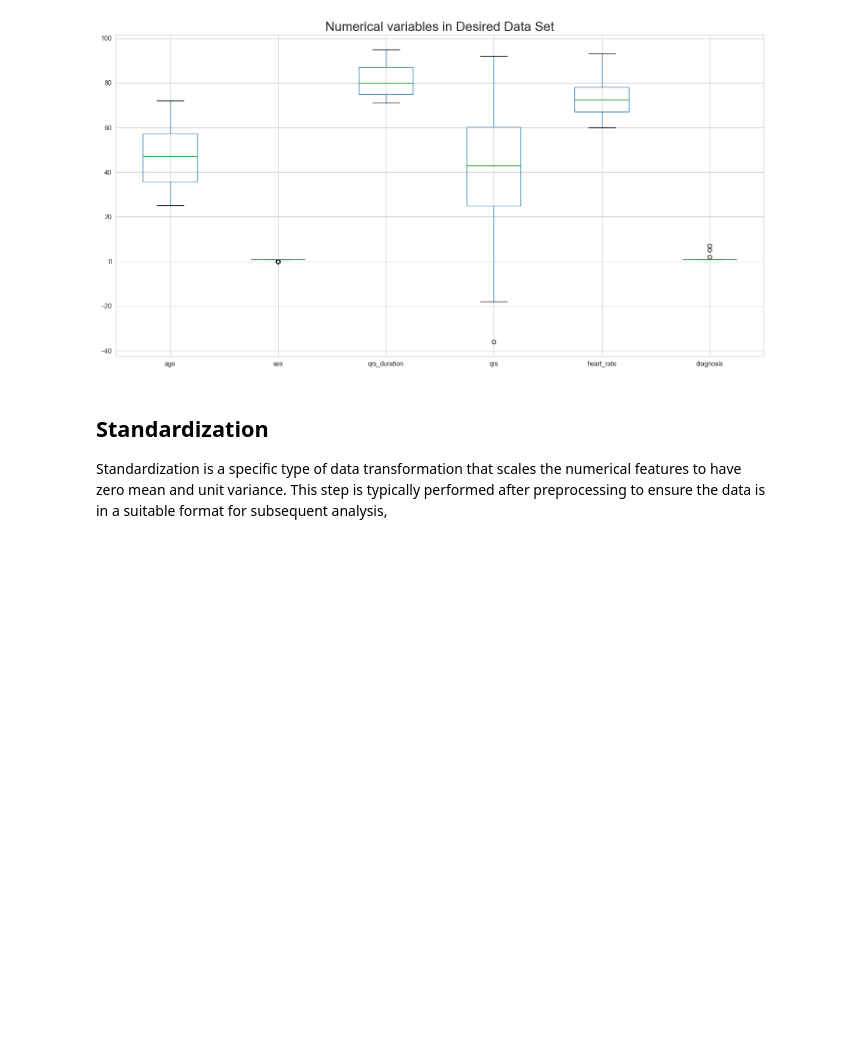
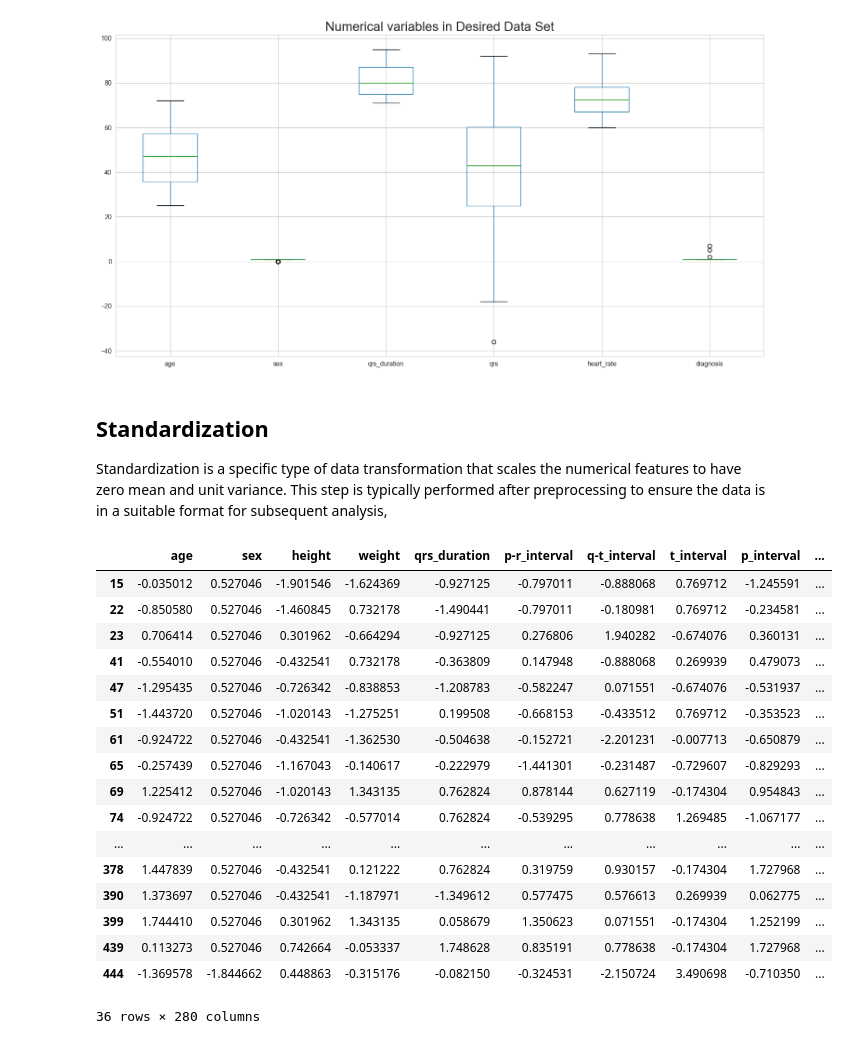
Before and after one commit to ikhsansdqq/MachineLearning, a Jupyter notebook: naive-bayes-v3.ipynb, the cells around one changed output. Cells and saved outputs as stored; diff of their text form; code cells hidden in the pictures; blank space fills up the shorter version.

```diff
--- a/naive-bayes-v3.ipynb
+++ b/naive-bayes-v3.ipynb
@@ -464,7 +502,33 @@ plt.show()
 ## Standardization
 Standardization is a specific type of data transformation that scales the numerical features to have zero mean and unit variance. This step is typically performed after preprocessing to ensure the data is in a suitable format for subsequent analysis,
 # %%
-def standardization(all_data, column_target):
-    for column in column_target:
-        all_data[column] = (all_data[column] - all_data[column].mean() / (all_data[column].std()))
+def standardization(all_data):
+    for column in all_data.columns:
+        if column != 'diagnosis':
+            all_data[column] = (all_data[column] - all_data[column].mean()) / (all_data[column].std())
     return all_data
+# %%
+test_start_id = len(df)
+all_data = standardization(df.copy())
+std_train = all_data.iloc[:test_start_id]
+# %%
+all_data
+# %% [output]
+|  | age | sex | height | weight | qrs_duration | p-r_interval | q-t_interval | t_interval | p_interval | ... |
+| 15 | -0.035012 | 0.527046 | -1.901546 | -1.624369 | -0.927125 | -0.797011 | -0.888068 | 0.769712 | -1.245591 | ... |
+| 22 | -0.850580 | 0.527046 | -1.460845 | 0.732178 | -1.490441 | -0.797011 | -0.180981 | 0.769712 | -0.234581 | ... |
+| 23 | 0.706414 | 0.527046 | 0.301962 | -0.664294 | -0.927125 | 0.276806 | 1.940282 | -0.674076 | 0.360131 | ... |
+| 41 | -0.554010 | 0.527046 | -0.432541 | 0.732178 | -0.363809 | 0.147948 | -0.888068 | 0.269939 | 0.479073 | ... |
+| 47 | -1.295435 | 0.527046 | -0.726342 | -0.838853 | -1.208783 | -0.582247 | 0.071551 | -0.674076 | -0.531937 | ... |
+| 51 | -1.443720 | 0.527046 | -1.020143 | -1.275251 | 0.199508 | -0.668153 | -0.433512 | 0.769712 | -0.353523 | ... |
+| 61 | -0.924722 | 0.527046 | -0.432541 | -1.362530 | -0.504638 | -0.152721 | -2.201231 | -0.007713 | -0.650879 | ... |
+| 65 | -0.257439 | 0.527046 | -1.167043 | -0.140617 | -0.222979 | -1.441301 | -0.231487 | -0.729607 | -0.829293 | ... |
+| 69 | 1.225412 | 0.527046 | -1.020143 | 1.343135 | 0.762824 | 0.878144 | 0.627119 | -0.174304 | 0.954843 | ... |
+| 74 | -0.924722 | 0.527046 | -0.726342 | -0.577014 | 0.762824 | -0.539295 | 0.778638 | 1.269485 | -1.067177 | ... |
+| ... | ... | ... | ... | ... | ... | ... | ... | ... | ... | ... |
+| 378 | 1.447839 | 0.527046 | -0.432541 | 0.121222 | 0.762824 | 0.319759 | 0.930157 | -0.174304 | 1.727968 | ... |
+| 390 | 1.373697 | 0.527046 | -0.432541 | -1.187971 | -1.349612 | 0.577475 | 0.576613 | 0.269939 | 0.062775 | ... |
+| 399 | 1.744410 | 0.527046 | 0.301962 | 1.343135 | 0.058679 | 1.350623 | 0.071551 | -0.174304 | 1.252199 | ... |
+| 439 | 0.113273 | 0.527046 | 0.742664 | -0.053337 | 1.748628 | 0.835191 | 0.778638 | -0.174304 | 1.727968 | ... |
+| 444 | -1.369578 | -1.844662 | 0.448863 | -0.315176 | -0.082150 | -0.324531 | -2.150724 | 3.490698 | -0.710350 | ... |
+36 rows × 280 columns
```
Also changed, not shown: parts of 21 cells of this notebook, 2 other files.
